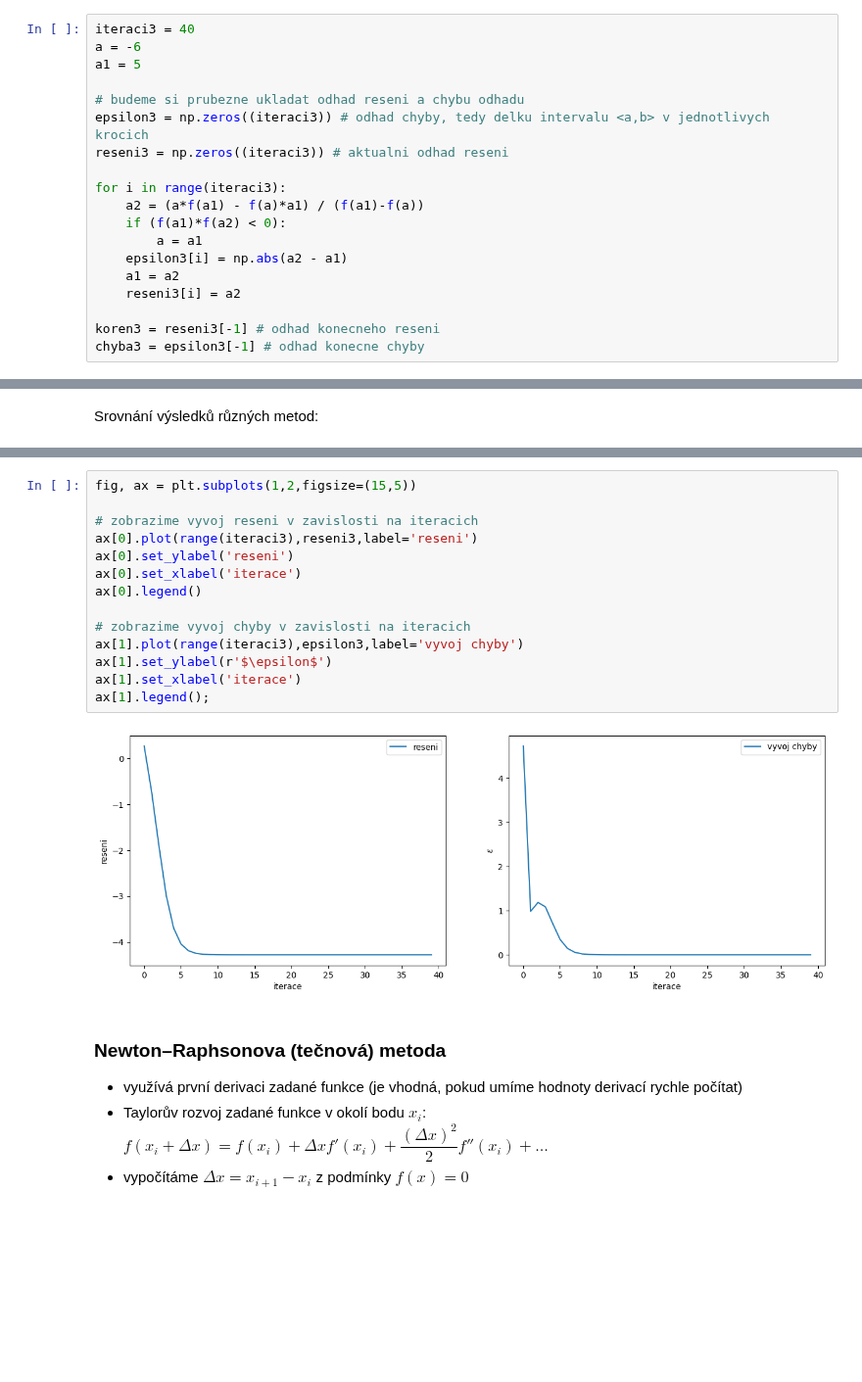
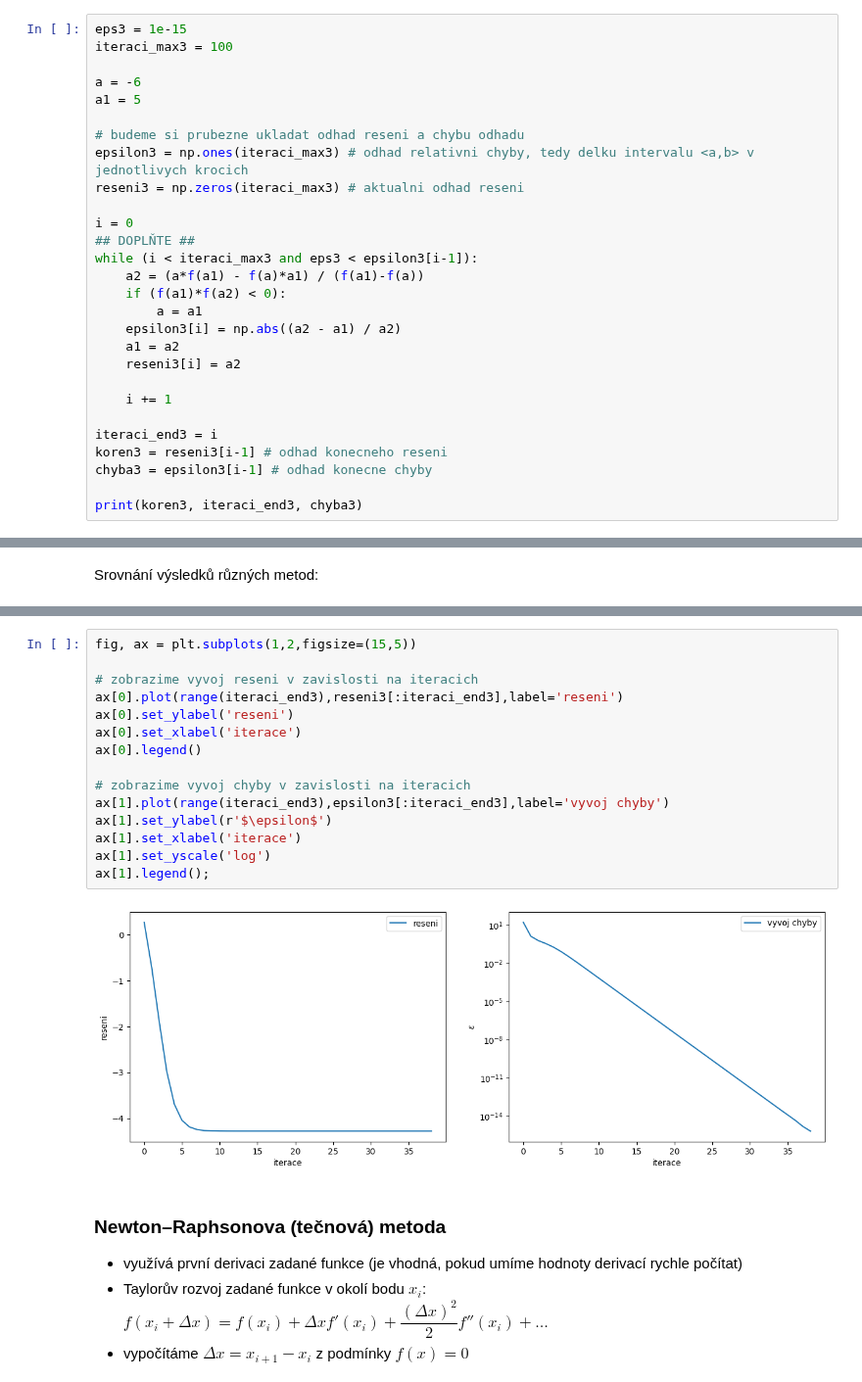
Before and after one commit to loepa01/NME1cvBook, a Jupyter notebook: _sources/lekce-vyplnene/07-nelinearni-rce-vypl.ipynb, the cells around one changed output, grey strips where cells are left out. Shown at 98% size. Drawn from its saved outputs; the diff is of its cells as text; blank space fills up the shorter version.

```diff
--- a/_sources/lekce-vyplnene/07-nelinearni-rce-vypl.ipynb
+++ b/_sources/lekce-vyplnene/07-nelinearni-rce-vypl.ipynb
@@ -265,21 +294,30 @@ Do pole `reseni3` uložte vždy řešení a do pole `epsilon3` odpovídající c
 </div>
 </div>
 # %%
-iteraci3 = 40
+eps3 = 1e-15
+iteraci_max3 = 100
+
 a = -6
 a1 = 5
 
 # budeme si prubezne ukladat odhad reseni a chybu odhadu
-epsilon3 = np.zeros((iteraci3)) # odhad chyby, tedy delku intervalu <a,b> v jednotlivych krocich
-reseni3 = np.zeros((iteraci3)) # aktualni odhad reseni
+epsilon3 = np.ones(iteraci_max3) # odhad relativni chyby, tedy delku intervalu <a,b> v jednotlivych krocich
+reseni3 = np.zeros(iteraci_max3) # aktualni odhad reseni
 
-for i in range(iteraci3):
+i = 0
+## DOPLŇTE ##
+while (i < iteraci_max3 and eps3 < epsilon3[i-1]):
     a2 = (a*f(a1) - f(a)*a1) / (f(a1)-f(a))
     if (f(a1)*f(a2) < 0):
         a = a1
-    epsilon3[i] = np.abs(a2 - a1)
+    epsilon3[i] = np.abs((a2 - a1) / a2)
     a1 = a2
     reseni3[i] = a2
 
-koren3 = reseni3[-1] # odhad konecneho reseni
-chyba3 = epsilon3[-1] # odhad konecne chyby
+    i += 1
+
+iteraci_end3 = i
+koren3 = reseni3[i-1] # odhad konecneho reseni
+chyba3 = epsilon3[i-1] # odhad konecne chyby
+
+print(koren3, iteraci_end3, chyba3)
@@ -304,19 +345,20 @@ plt.scatter(koren3, f(koren3), c='g');
 # %%
 fig, ax = plt.subplots(1,2,figsize=(15,5))
 
 # zobrazime vyvoj reseni v zavislosti na iteracich
-ax[0].plot(range(iteraci3),reseni3,label='reseni')
+ax[0].plot(range(iteraci_end3),reseni3[:iteraci_end3],label='reseni')
 ax[0].set_ylabel('reseni')
 ax[0].set_xlabel('iterace')
 ax[0].legend()
 
 # zobrazime vyvoj chyby v zavislosti na iteracich
-ax[1].plot(range(iteraci3),epsilon3,label='vyvoj chyby')
+ax[1].plot(range(iteraci_end3),epsilon3[:iteraci_end3],label='vyvoj chyby')
 ax[1].set_ylabel(r'$\epsilon$')
 ax[1].set_xlabel('iterace')
+ax[1].set_yscale('log')
 ax[1].legend();
 # %% [output]
-[figure, old version]
+[figure, new version]
 # %% [markdown]
 ### Newton–Raphsonova (tečnová) metoda
 - využívá první derivaci zadané funkce (je vhodná, pokud umíme hodnoty derivací rychle počítat)
```
Also changed, not shown: parts of 22 cells of this notebook, 39 other files.
